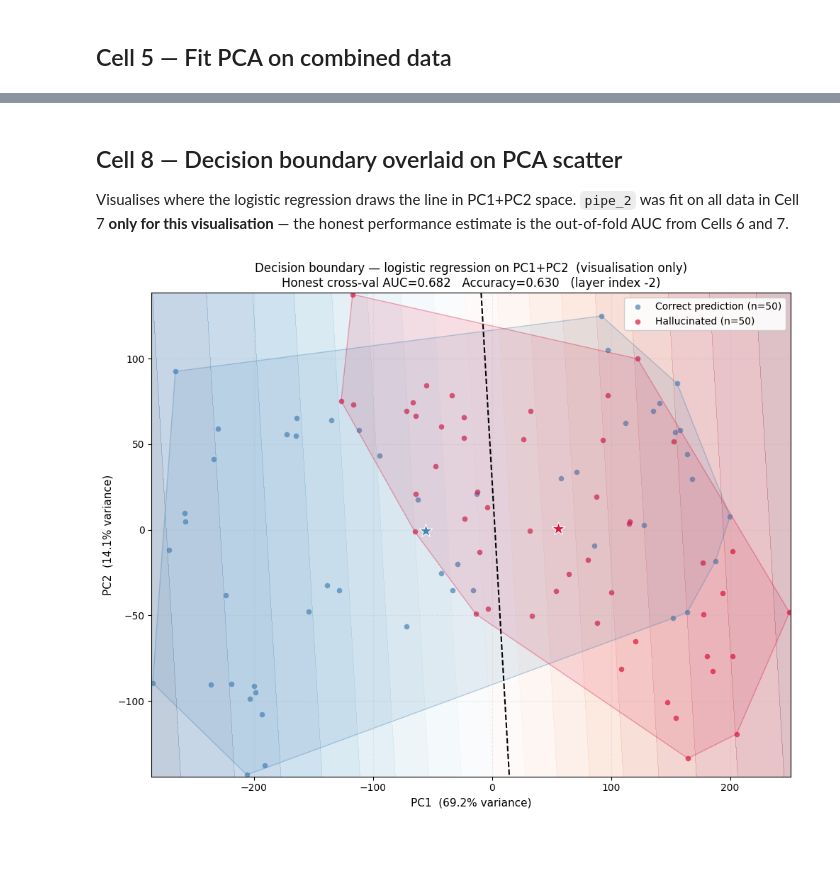
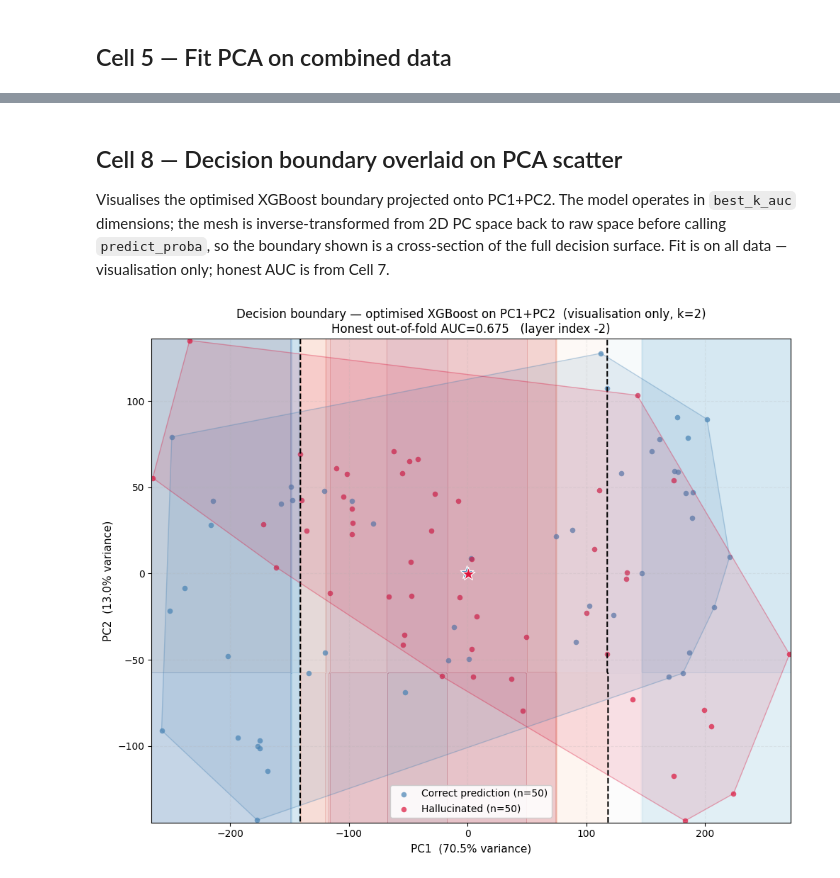
Before and after one commit to amperie/neuralsignal, a Jupyter notebook: notebooks/pca_dimensions_classifier.ipynb, the cells around one changed output, grey strips where cells are left out. Drawn from its saved outputs; the diff is of its cells as text; code cells hidden in the pictures; blank space fills up the shorter version.

```diff
--- a/notebooks/pca_dimensions_classifier.ipynb
+++ b/notebooks/pca_dimensions_classifier.ipynb
@@ -278,29 +341,32 @@ The AUC shown on the curve should match the cross-val AUC from Cell 6.
 # %%
-from sklearn.model_selection import cross_val_predict
-
-pipe_2 = Pipeline([
-    ("pca", PCA(n_components=2, random_state=RANDOM_STATE)),
-    ("clf", LogisticRegression(max_iter=1000, random_state=RANDOM_STATE)),
+pipe_opt = Pipeline([
+    ("pca", PCA(n_components=best_k_auc, random_state=RANDOM_STATE)),
+    ("clf", XGBClassifier(
+        **best_params,
+        verbosity=0,
+        random_state=RANDOM_STATE,
+        eval_metric="logloss",
+    )),
 ])
 
-# Honest out-of-fold probabilities — PCA fitted inside each fold
-y_prob = cross_val_predict(pipe_2, X_raw, y, cv=cv, method="predict_proba")[:, 1]
+# Honest out-of-fold probabilities
+y_prob = cross_val_predict(pipe_opt, X_raw, y, cv=cv, method="predict_proba")[:, 1]
 
 fpr, tpr, _ = roc_curve(y, y_prob)
 auc_oof = roc_auc_score(y, y_prob)
 
 fig, ax = plt.subplots(figsize=(6, 6))
 ax.plot(fpr, tpr, color="indigo", linewidth=2,
-        label=f"PC1+PC2  (AUC = {auc_oof:.3f}, out-of-fold)")
+        label=f"XGBoost optimised  (AUC = {auc_oof:.3f}, out-of-fold, k={best_k_auc})")
 ax.plot([0, 1], [0, 1], color="gray", linestyle="--", linewidth=1, label="Random")
 ax.set_xlabel("False positive rate  (correct answers flagged)")
 ax.set_ylabel("True positive rate  (hallucinations caught)")
-ax.set_title("ROC curve — hallucination detection from 2 PCA dimensions")
+ax.set_title("ROC curve — hallucination detection, optimised XGBoost")
 ax.legend(fontsize=9)
 ax.grid(linestyle="--", alpha=0.3)
 plt.tight_layout()
 plt.show()
 
-# Also fit on full data for the decision-boundary visualisation in Cell 8
-pipe_2.fit(X_raw, y)
+# Fit on full data for the decision-boundary visualisation in Cell 8
+pipe_opt.fit(X_raw, y)
 # %% [output]
@@ -310,9 +392,11 @@ Pipeline(steps=[('pca', PCA(n_components=2, random_state=42)),
 # %% [markdown]
 ## Cell 8 — Decision boundary overlaid on PCA scatter
 
-Visualises where the logistic regression draws the line in PC1+PC2 space.
-`pipe_2` was fit on all data in Cell 7 **only for this visualisation** — the honest
-performance estimate is the out-of-fold AUC from Cells 6 and 7.
+Visualises the optimised XGBoost boundary projected onto PC1+PC2.
+The model operates in `best_k_auc` dimensions; the mesh is inverse-transformed
+from 2D PC space back to raw space before calling `predict_proba`, so the
+boundary shown is a cross-section of the full decision surface.
+Fit is on all data — visualisation only; honest AUC is from Cell 7.
 # %%
 def draw_convex_hull(ax, points, color, alpha=0.12):
     if len(points) < 3:
@@ -327,53 +411,58 @@ def draw_convex_hull(ax, points, color, alpha=0.12):
     except Exception:
         pass
 
-# Use the PCA fitted on all data (inside pipe_2) for projection — visualisation only
-pca_viz = pipe_2.named_steps["pca"]   # n_components=2
-X_pca_viz = pca_viz.transform(X_raw)
+# Project all data to PC1+PC2 using the full-data PCA inside pipe_opt
+pca_viz = pipe_opt.named_steps["pca"]
+X_pca_viz = pca_viz.transform(X_raw)   # shape (N, best_k_auc)
 
 proj_correct      = X_pca_viz[y == 0, :2]
 proj_hallucinated = X_pca_viz[y == 1, :2]
 
+# Build a 2D mesh, back-project to raw space (remaining PCs set to 0),
+# then score with the full optimised pipeline.
 x_min, x_max = X_pca_viz[:, 0].min() - 1, X_pca_viz[:, 0].max() + 1
 y_min, y_max = X_pca_viz[:, 1].min() - 1, X_pca_viz[:, 1].max() + 1
 xx, yy = np.meshgrid(np.linspace(x_min, x_max, 300),
                      np.linspace(y_min, y_max, 300))
 
-mesh_raw = pca_viz.inverse_transform(np.c_[xx.ravel(), yy.ravel()])
-Z = pipe_2.predict_proba(mesh_raw)[:, 1].reshape(xx.shape)
+mesh_pc = np.zeros((xx.size, best_k_auc))
+mesh_pc[:, 0] = xx.ravel()
+mesh_pc[:, 1] = yy.ravel()
+mesh_raw = pca_viz.inverse_transform(mesh_pc)
+Z = pipe_opt.predict_proba(mesh_raw)[:, 1].reshape(xx.shape)
 
 fig, ax = plt.subplots(figsize=(10, 8))
 
 ax.contourf(xx, yy, Z, levels=20, cmap="RdBu_r", alpha=0.25)
 ax.contour(xx, yy, Z, levels=[0.5], colors="black", linewidths=1.5, linestyles="--")
 
 ax.scatter(proj_correct[:, 0], proj_correct[:, 1],
            c="steelblue", s=30, alpha=0.7, linewidths=0,
            label=f"Correct prediction (n={len(proj_correct)})")
 ax.scatter(proj_hallucinated[:, 0], proj_hallucinated[:, 1],
            c="crimson", s=30, alpha=0.7, linewidths=0,
            label=f"Hallucinated (n={len(proj_hallucinated)})")
 
 draw_convex_hull(ax, proj_correct,      "steelblue")
 draw_convex_hull(ax, proj_hallucinated, "crimson")
 
 ax.scatter(*proj_correct.mean(axis=0),      c="steelblue", s=200, marker="*",
            zorder=5, edgecolors="white", linewidths=0.8)
 ax.scatter(*proj_hallucinated.mean(axis=0), c="crimson",   s=200, marker="*",
            zorder=5, edgecolors="white", linewidths=0.8)
 
 var = pca_viz.explained_variance_ratio_ * 100
 ax.set_xlabel(f"PC1  ({var[0]:.1f}% variance)", fontsize=11)
 ax.set_ylabel(f"PC2  ({var[1]:.1f}% variance)", fontsize=11)
 ax.set_title(
-    f"Decision boundary — logistic regression on PC1+PC2  (visualisation only)\n"
-    f"Honest cross-val AUC={aucs[1]:.3f}   Accuracy={accs[1]:.3f}   (layer index {LAYER_INDEX})",
+    f"Decision boundary — optimised XGBoost on PC1+PC2  (visualisation only, k={best_k_auc})\n"
+    f"Honest out-of-fold AUC={auc_oof:.3f}   (layer index {LAYER_INDEX})",
     fontsize=12,
 )
 ax.legend(fontsize=10, framealpha=0.9)
 ax.grid(linestyle="--", alpha=0.2)
 
 plt.tight_layout()
 plt.show()
 # %% [output]
-[figure, old version]
+[figure, new version]
```
Also changed, not shown: parts of 12 cells of this notebook, 6 other files.
